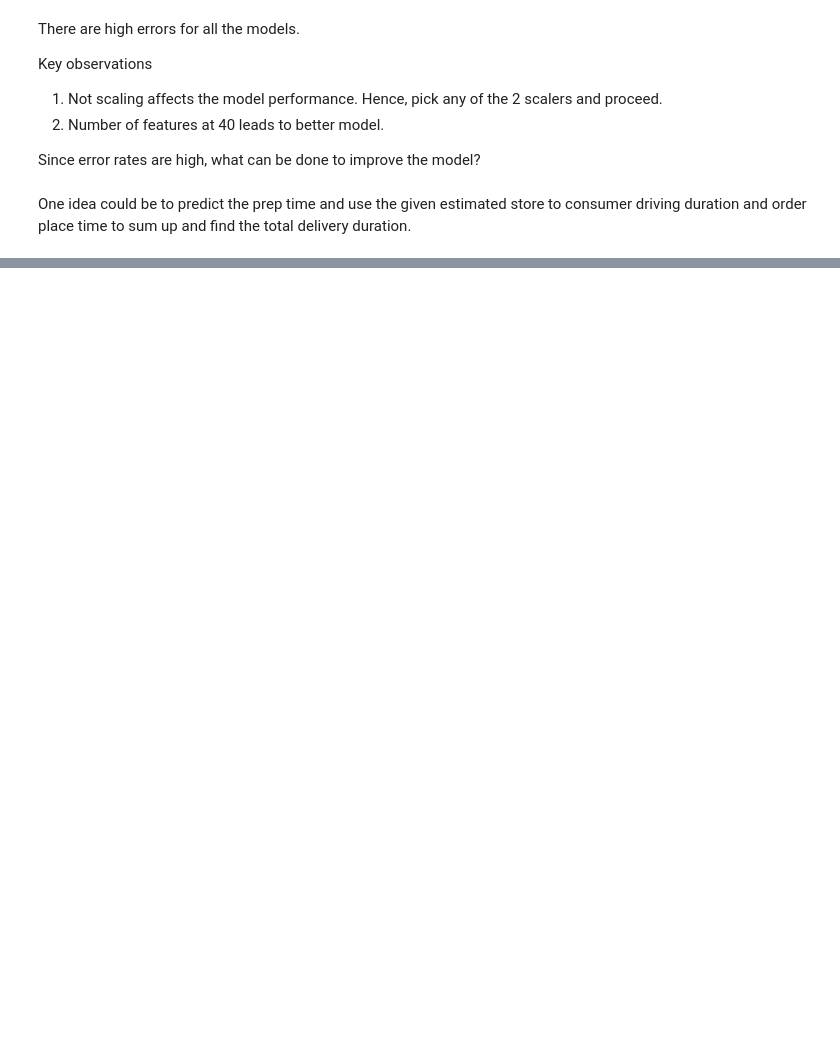
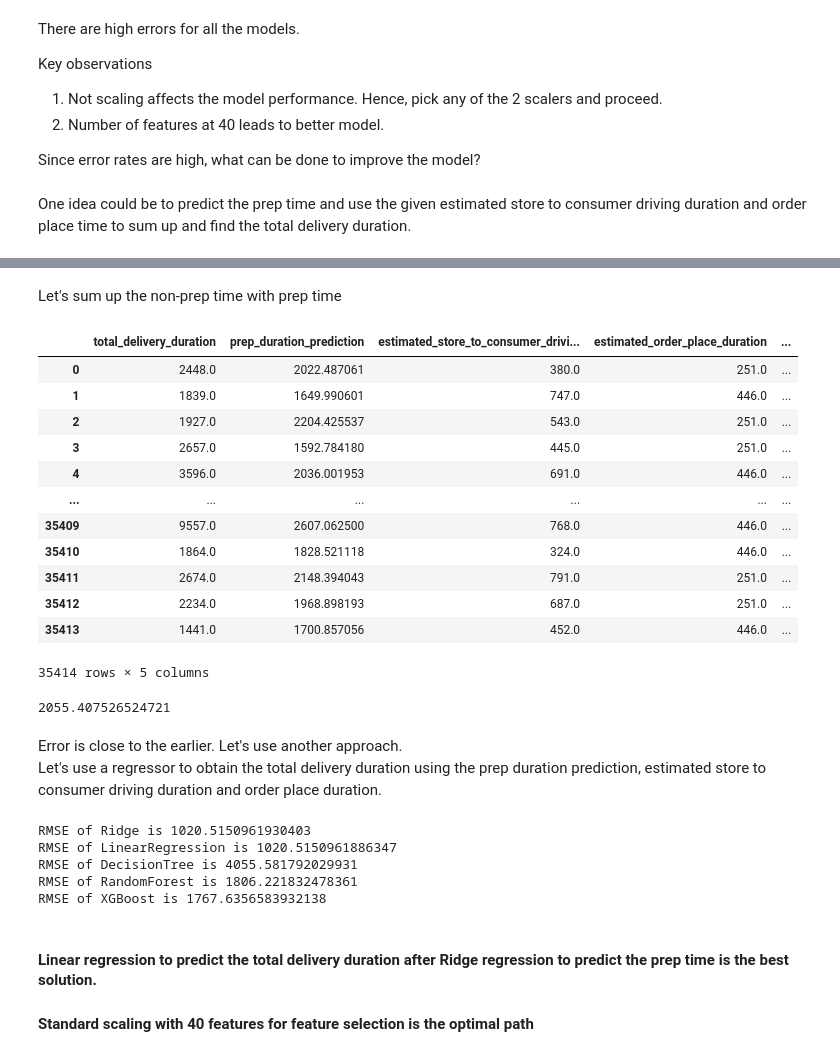
Before and after one commit to nav52/DeliveryDurationPrediction, a Jupyter notebook: research/delivery_duration_prediction.ipynb, the cells around one changed output, grey strips where cells are left out. Saved outputs shown, nothing was run; the diff lists cells and outputs as text; code cells hidden in the pictures; blank space fills up the shorter version.

```diff
--- a/research/delivery_duration_prediction.ipynb
+++ b/research/delivery_duration_prediction.ipynb
@@ -826,0 +877,11 @@ Error = 7055.5732756306725 in AdaBoost
+# %%
+# Extract the predictions for prep time
+pred_values_dict = {
+    "total_delivery_duration": train_df['total_delivery_duration'][test_indices].values.tolist(),
+    "prep_duration_prediction": y_predict[:,0].tolist(),
+    "estimated_store_to_consumer_driving_duration": train_df['estimated_store_to_consumer_driving_duration'][test_indices].values.tolist(),
+    "estimated_order_place_duration": train_df['estimated_order_place_duration'][test_indices].values.tolist()
+}
+# %%
+values_df = pd.DataFrame.from_dict(pred_values_dict)
+values_df
@@ -826,0 +902,27 @@ Error = 7055.5732756306725 in AdaBoost
+# %% [markdown]
+Let's sum up the non-prep time with prep time
+# %%
+values_df['sum_total_delivery_duration'] = values_df['prep_duration_prediction']+values_df['estimated_store_to_consumer_driving_duration']+values_df['estimated_order_place_duration']
+values_df
+# %% [output]
+|  | total_delivery_duration | prep_duration_prediction | estimated_store_to_consumer_drivi... | estimated_order_place_duration | ... |
+| 0 | 2448.0 | 2022.487061 | 380.0 | 251.0 | ... |
+| 1 | 1839.0 | 1649.990601 | 747.0 | 446.0 | ... |
+| 2 | 1927.0 | 2204.425537 | 543.0 | 251.0 | ... |
+| 3 | 2657.0 | 1592.784180 | 445.0 | 251.0 | ... |
+| 4 | 3596.0 | 2036.001953 | 691.0 | 446.0 | ... |
+| ... | ... | ... | ... | ... | ... |
+| 35409 | 9557.0 | 2607.062500 | 768.0 | 446.0 | ... |
+| 35410 | 1864.0 | 1828.521118 | 324.0 | 446.0 | ... |
+| 35411 | 2674.0 | 2148.394043 | 791.0 | 251.0 | ... |
+| 35412 | 2234.0 | 1968.898193 | 687.0 | 251.0 | ... |
+| 35413 | 1441.0 | 1700.857056 | 452.0 | 446.0 | ... |
+35414 rows × 5 columns
+# %%
+# checking error
+mean_squared_error(values_df["total_delivery_duration"], values_df["sum_total_delivery_duration"], squared = False)
+# %% [output]
+2055.407526524721
+# %% [markdown]
+Error is close to the earlier. Let's use another approach.
+<br> Let's use a regressor to obtain the total delivery duration using the prep duration prediction, estimated store to consumer driving duration and order place duration.
@@ -826,0 +933,14 @@ Error = 7055.5732756306725 in AdaBoost
+# %%
+for model_name in regression_models.keys():
+    _, y_predict, _, _ = make_regression(X_train, X_test, y_train, y_test, regression_models[model_name], model_name, verbose=False)
+    print(f"RMSE of {model_name} is {mean_squared_error(y_test, y_predict, squared=False)}")
+# %% [output]
+RMSE of Ridge is 1020.5150961930403
+RMSE of LinearRegression is 1020.5150961886347
+RMSE of DecisionTree is 4055.581792029931
+RMSE of RandomForest is 1806.221832478361
+RMSE of XGBoost is 1767.6356583932138
+# %% [markdown]
+#### Linear regression to predict the total delivery duration after Ridge regression to predict the prep time is the best solution.
+
+#### Standard scaling with 40 features for feature selection is the optimal path
```
Also changed, not shown: parts of 8 cells of this notebook.
